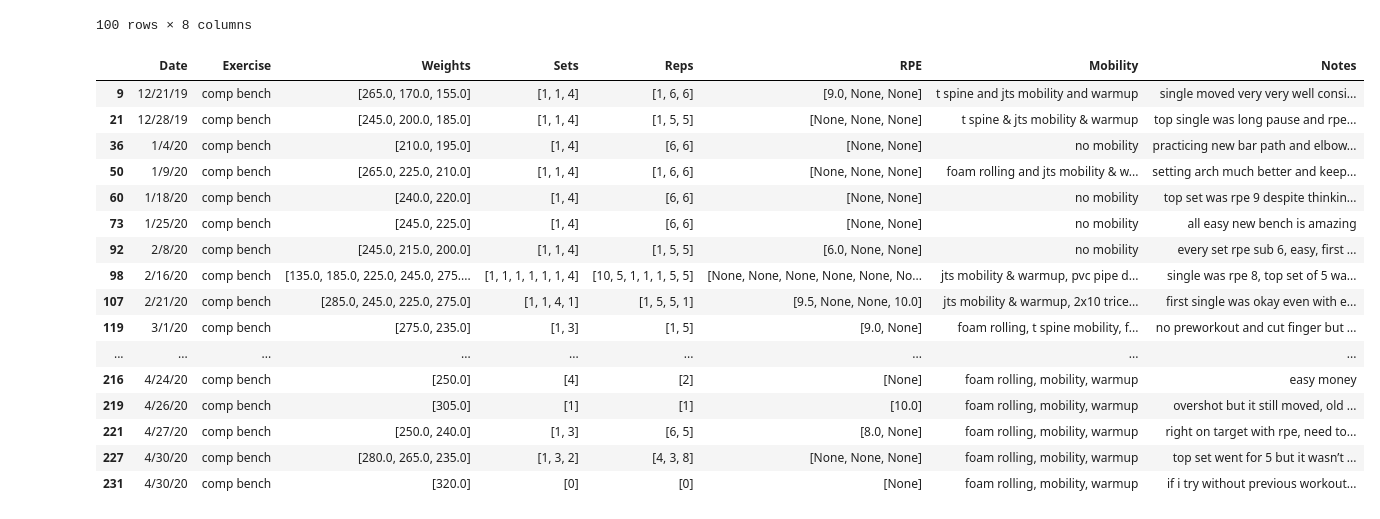
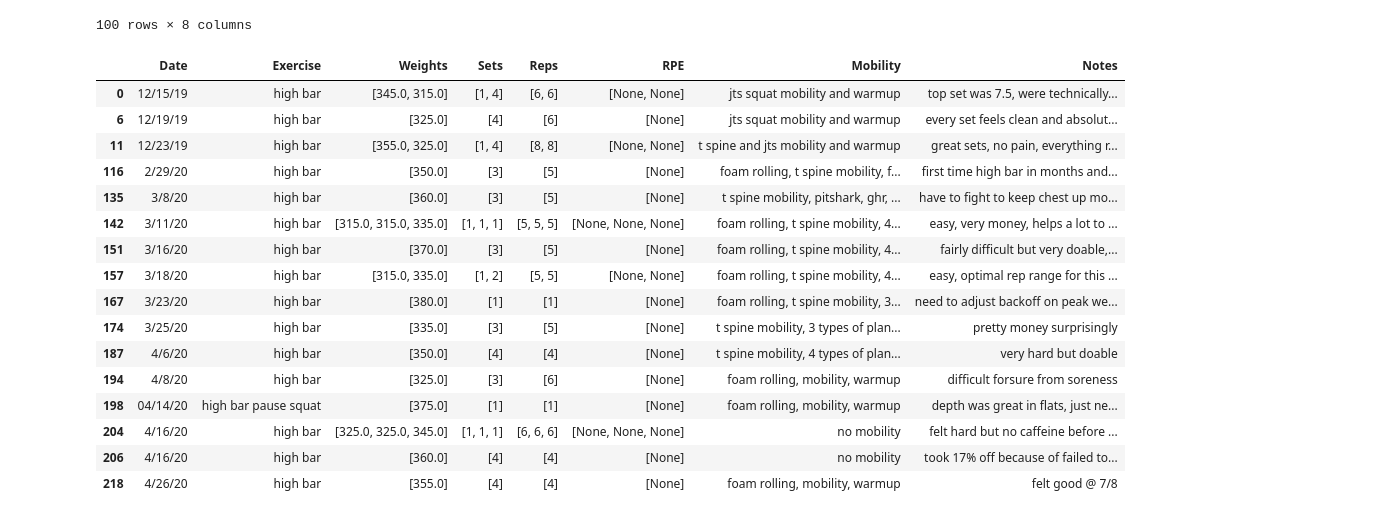
Before and after one commit to GrantMelvin/trainingpredict, a Jupyter notebook: backend/model/model.ipynb, the cells around one changed output. Drawn from its saved outputs; the diff is of its cells as text; code cells hidden in the pictures.

```diff
--- a/backend/model/model.ipynb
+++ b/backend/model/model.ipynb
@@ -32,11 +32,11 @@ import matplotlib.pyplot as plt
 import datetime
 import re
 # %%
-with open('./Fayetville.txt', encoding="utf8") as f:
+with open('./data/Fayetville.txt', encoding="utf8") as f:
     data = f.read().lower()
 # print(data)
 # %%
-def replace_dashes(text):
+def preprocess(text):
     pattern = r'\(-(\d+)%\)'
     # First, make initial replacements for specific words with hyphens
     text = text.replace('t-spine', 't spine')
@@ -81,3 +78,6 @@ formatted_data = replace_dashes(data)
+# %%
+processed_data = preprocess(data)
+# print(processed_data)
 # %%
 def validate(date_text):
     try:
@@ -173,7 +173,7 @@ print(parse_exercise_data([['585x1@9']]))
 ([245.0, 225.0], [1, 2], [6, 6], [None, None])
 ([585.0], [1], [1], [9.0])
 # %%
-lines = formatted_data.strip().split('\n')
+lines = processed_data.strip().split('\n')
 workout_log = {}
 current_date = None
 
@@ -217,26 +217,26 @@ df.head(100)
 | 99 | 2/16/20 | military press | [45.0, 95.0, 115.0, 135.0] | [1, 1, 1, 3] | [10, 5, 3, 5] | [None, None, None, None] | jts mobility & warmup, pvc pipe d... | pretty difficult sets since done ... |
 100 rows × 8 columns
 # %%
-bench_df = df[df['Exercise'].str.contains('comp bench')]
+bench_df = df[df['Exercise'].str.contains('high bar')]
 bench_df
 # %% [output]
 |  | Date | Exercise | Weights | Sets | Reps | RPE | Mobility | Notes |
-| 9 | 12/21/19 | comp bench | [265.0, 170.0, 155.0] | [1, 1, 4] | [1, 6, 6] | [9.0, None, None] | t spine and jts mobility and warmup | single moved very very well consi... |
-| 21 | 12/28/19 | comp bench | [245.0, 200.0, 185.0] | [1, 1, 4] | [1, 5, 5] | [None, None, None] | t spine & jts mobility & warmup | top single was long pause and rpe... |
-| 36 | 1/4/20 | comp bench | [210.0, 195.0] | [1, 4] | [6, 6] | [None, None] | no mobility | practicing new bar path and elbow... |
-| 50 | 1/9/20 | comp bench | [265.0, 225.0, 210.0] | [1, 1, 4] | [1, 6, 6] | [None, None, None] | foam rolling and jts mobility & w... | setting arch much better and keep... |
-| 60 | 1/18/20 | comp bench | [240.0, 220.0] | [1, 4] | [6, 6] | [None, None] | no mobility | top set was rpe 9 despite thinkin... |
-| 73 | 1/25/20 | comp bench | [245.0, 225.0] | [1, 4] | [6, 6] | [None, None] | no mobility | all easy new bench is amazing |
-| 92 | 2/8/20 | comp bench | [245.0, 215.0, 200.0] | [1, 1, 4] | [1, 5, 5] | [6.0, None, None] | no mobility | every set rpe sub 6, easy, first ... |
-| 98 | 2/16/20 | comp bench | [135.0, 185.0, 225.0, 245.0, 275.... | [1, 1, 1, 1, 1, 1, 4] | [10, 5, 1, 1, 1, 5, 5] | [None, None, None, None, None, No... | jts mobility & warmup, pvc pipe d... | single was rpe 8, top set of 5 wa... |
-| 107 | 2/21/20 | comp bench | [285.0, 245.0, 225.0, 275.0] | [1, 1, 4, 1] | [1, 5, 5, 1] | [9.5, None, None, 10.0] | jts mobility & warmup, 2x10 trice... | first single was okay even with e... |
-| 119 | 3/1/20 | comp bench | [275.0, 235.0] | [1, 3] | [1, 5] | [9.0, None] | foam rolling, t spine mobility, f... | no preworkout and cut finger but ... |
-| ... | ... | ... | ... | ... | ... | ... | ... | ... |
-| 216 | 4/24/20 | comp bench | [250.0] | [4] | [2] | [None] | foam rolling, mobility, warmup | easy money |
-| 219 | 4/26/20 | comp bench | [305.0] | [1] | [1] | [10.0] | foam rolling, mobility, warmup | overshot but it still moved, old ... |
-| 221 | 4/27/20 | comp bench | [250.0, 240.0] | [1, 3] | [6, 5] | [8.0, None] | foam rolling, mobility, warmup | right on target with rpe, need to... |
-| 227 | 4/30/20 | comp bench | [280.0, 265.0, 235.0] | [1, 3, 2] | [4, 3, 8] | [None, None, None] | foam rolling, mobility, warmup | top set went for 5 but it wasn’t ... |
-| 231 | 4/30/20 | comp bench | [320.0] | [0] | [0] | [None] | foam rolling, mobility, warmup | if i try without previous workout... |
+| 0 | 12/15/19 | high bar | [345.0, 315.0] | [1, 4] | [6, 6] | [None, None] | jts squat mobility and warmup | top set was 7.5, were technically... |
+| 6 | 12/19/19 | high bar | [325.0] | [4] | [6] | [None] | jts squat mobility and warmup | every set feels clean and absolut... |
+| 11 | 12/23/19 | high bar | [355.0, 325.0] | [1, 4] | [8, 8] | [None, None] | t spine and jts mobility and warmup | great sets, no pain, everything r... |
+| 116 | 2/29/20 | high bar | [350.0] | [3] | [5] | [None] | foam rolling, t spine mobility, f... | first time high bar in months and... |
+| 135 | 3/8/20 | high bar | [360.0] | [3] | [5] | [None] | t spine mobility, pitshark, ghr, ... | have to fight to keep chest up mo... |
+| 142 | 3/11/20 | high bar | [315.0, 315.0, 335.0] | [1, 1, 1] | [5, 5, 5] | [None, None, None] | foam rolling, t spine mobility, 4... | easy, very money, helps a lot to ... |
+| 151 | 3/16/20 | high bar | [370.0] | [3] | [5] | [None] | foam rolling, t spine mobility, 4... | fairly difficult but very doable,... |
+| 157 | 3/18/20 | high bar | [315.0, 335.0] | [1, 2] | [5, 5] | [None, None] | foam rolling, t spine mobility, 4... | easy, optimal rep range for this ... |
+| 167 | 3/23/20 | high bar | [380.0] | [1] | [1] | [None] | foam rolling, t spine mobility, 3... | need to adjust backoff on peak we... |
+| 174 | 3/25/20 | high bar | [335.0] | [3] | [5] | [None] | t spine mobility, 3 types of plan... | pretty money surprisingly |
+| 187 | 4/6/20 | high bar | [350.0] | [4] | [4] | [None] | t spine mobility, 4 types of plan... | very hard but doable |
+| 194 | 4/8/20 | high bar | [325.0] | [3] | [6] | [None] | foam rolling, mobility, warmup | difficult forsure from soreness |
+| 198 | 04/14/20 | high bar pause squat | [375.0] | [1] | [1] | [None] | foam rolling, mobility, warmup | depth was great in flats, just ne... |
+| 204 | 4/16/20 | high bar | [325.0, 325.0, 345.0] | [1, 1, 1] | [6, 6, 6] | [None, None, None] | no mobility | felt hard but no caffeine before ... |
+| 206 | 4/16/20 | high bar | [360.0] | [4] | [4] | [None] | no mobility | took 17% off because of failed to... |
+| 218 | 4/26/20 | high bar | [355.0] | [4] | [4] | [None] | foam rolling, mobility, warmup | felt good @ 7/8 |
 # %%
 import pandas as pd
 import matplotlib.pyplot as plt
```
Also changed, not shown: parts of 2 cells of this notebook, 2 other files.
